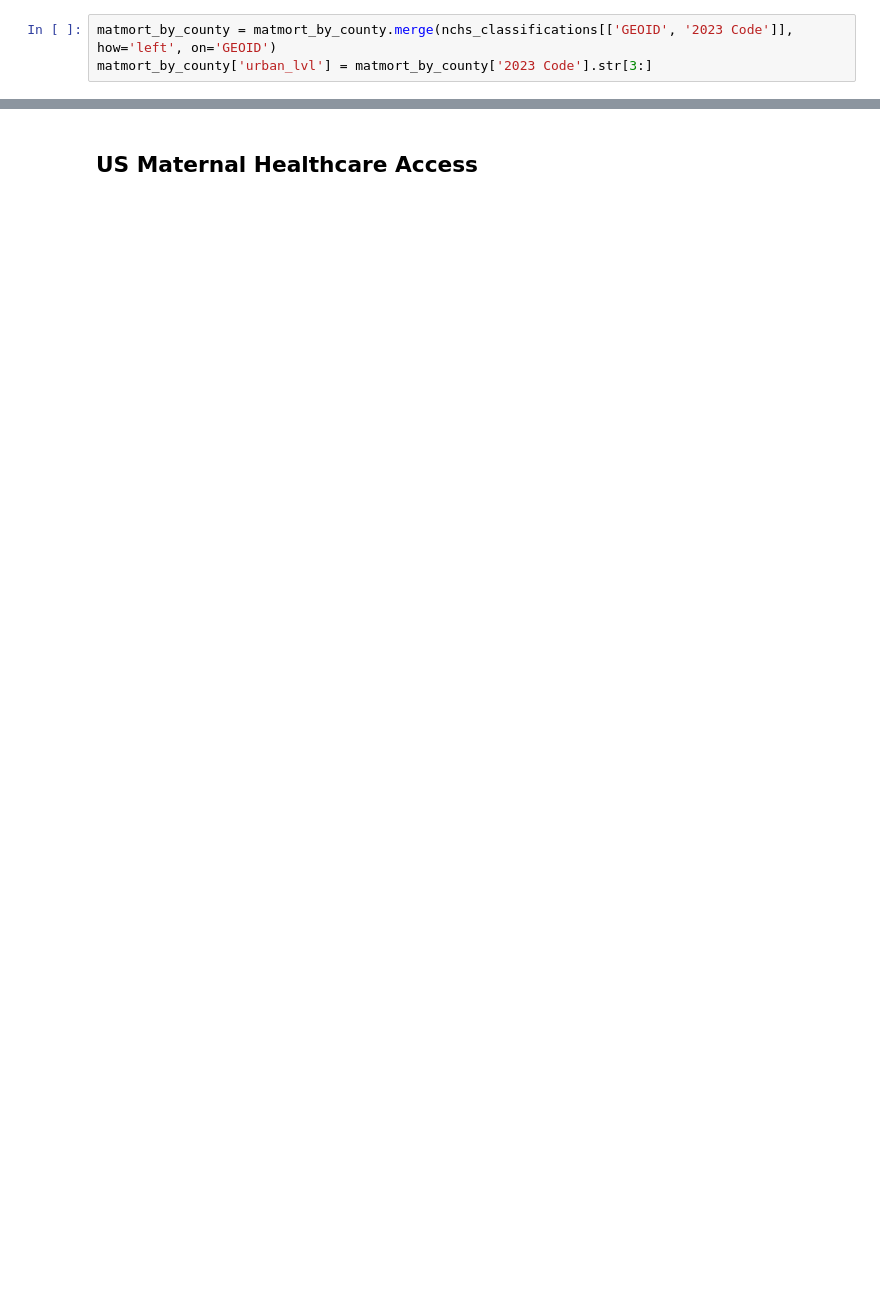
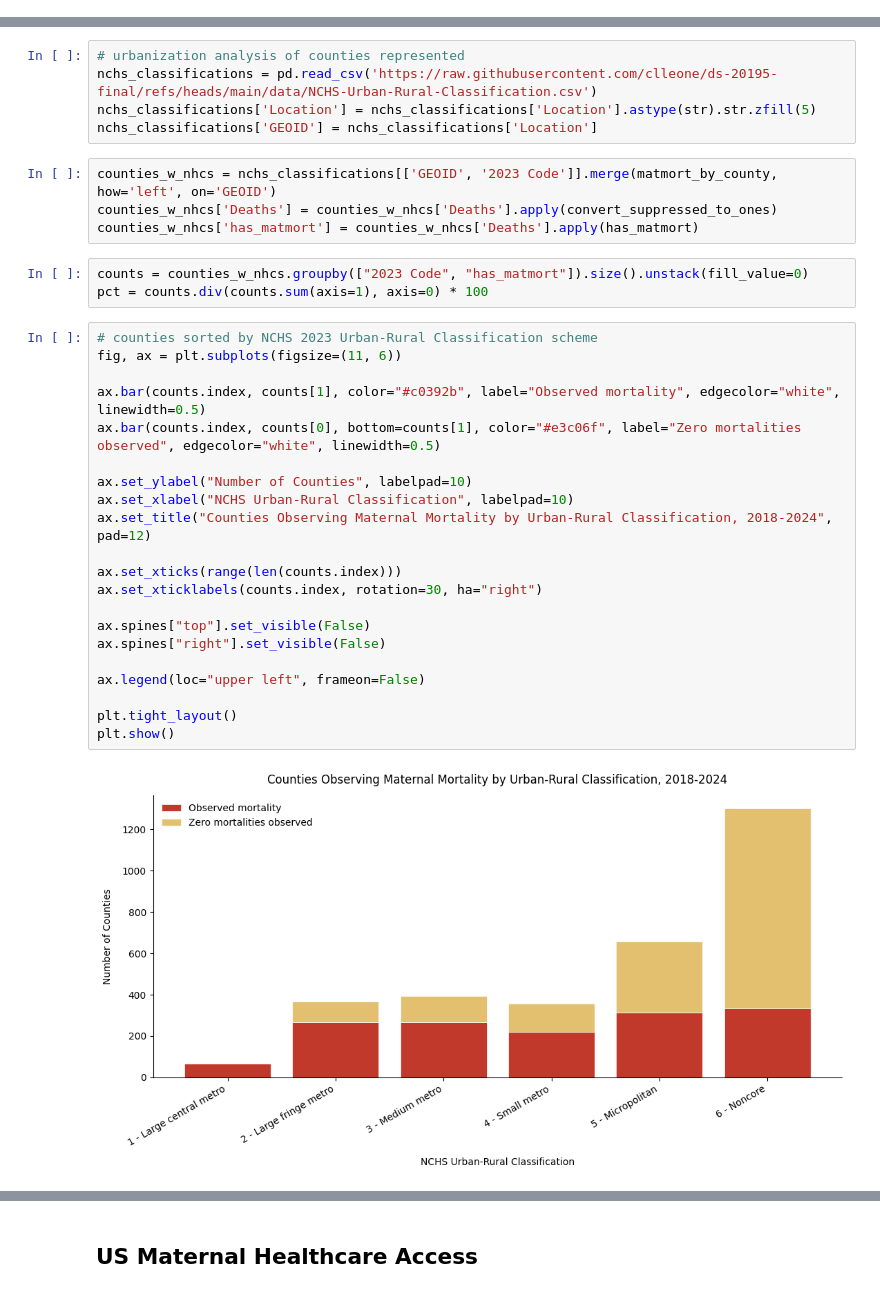
Before and after one commit to clleone/ds-20195-final, a Jupyter notebook: clleone_ds_final.ipynb, the cells around one changed output, grey strips where cells are left out. Saved outputs shown, nothing was run; the diff lists cells and outputs as text; blank space fills up the shorter version.

```diff
--- a/clleone_ds_final.ipynb
+++ b/clleone_ds_final.ipynb
@@ -160,3 +49,0 @@ nchs_classifications['GEOID'] = nchs_classifications['Location']
-# %%
-matmort_by_county = matmort_by_county.merge(nchs_classifications[['GEOID', '2023 Code']], how='left', on='GEOID')
-matmort_by_county['urban_lvl'] = matmort_by_county['2023 Code'].str[3:]
@@ -213,0 +148,35 @@ natal_by_age.head()
+# %%
+# urbanization analysis of counties represented
+nchs_classifications = pd.read_csv('https://raw.githubusercontent.com/clleone/ds-20195-final/refs/heads/main/data/NCHS-Urban-Rural-Classification.csv')
+nchs_classifications['Location'] = nchs_classifications['Location'].astype(str).str.zfill(5)
+nchs_classifications['GEOID'] = nchs_classifications['Location']
+# %%
+counties_w_nhcs = nchs_classifications[['GEOID', '2023 Code']].merge(matmort_by_county, how='left', on='GEOID')
+counties_w_nhcs['Deaths'] = counties_w_nhcs['Deaths'].apply(convert_suppressed_to_ones)
+counties_w_nhcs['has_matmort'] = counties_w_nhcs['Deaths'].apply(has_matmort)
+# %%
+counts = counties_w_nhcs.groupby(["2023 Code", "has_matmort"]).size().unstack(fill_value=0)
+pct = counts.div(counts.sum(axis=1), axis=0) * 100
+# %%
+# counties sorted by NCHS 2023 Urban-Rural Classification scheme
+fig, ax = plt.subplots(figsize=(11, 6))
+
+ax.bar(counts.index, counts[1], color="#c0392b", label="Observed mortality", edgecolor="white", linewidth=0.5)
+ax.bar(counts.index, counts[0], bottom=counts[1], color="#e3c06f", label="Zero mortalities observed", edgecolor="white", linewidth=0.5)
+
+ax.set_ylabel("Number of Counties", labelpad=10)
+ax.set_xlabel("NCHS Urban-Rural Classification", labelpad=10)
+ax.set_title("Counties Observing Maternal Mortality by Urban-Rural Classification, 2018-2024", pad=12)
+
+ax.set_xticks(range(len(counts.index)))
+ax.set_xticklabels(counts.index, rotation=30, ha="right")
+
+ax.spines["top"].set_visible(False)
+ax.spines["right"].set_visible(False)
+
+ax.legend(loc="upper left", frameon=False)
+
+plt.tight_layout()
+plt.show()
+# %% [output]
+[figure, added]
```
Also changed, not shown: parts of 63 cells of this notebook.
